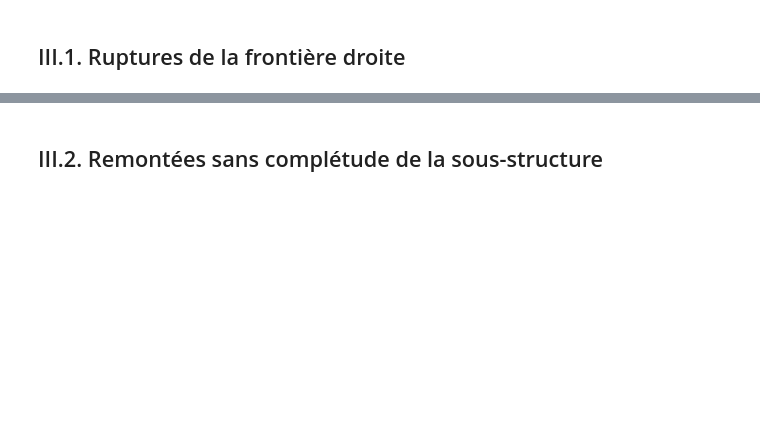
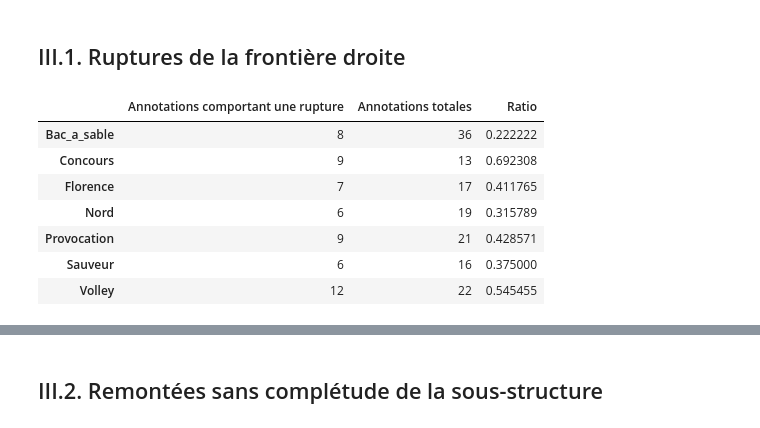
Before and after one commit to AlaixComet/AnnotationSlamPTut, a Jupyter notebook: traitement donnees/Analyse 2018.ipynb, the cells around one changed output, grey strips where cells are left out. Cells and saved outputs as stored; diff of their text form; code cells hidden in the pictures; blank space fills up the shorter version.

```diff
--- a/traitement donnees/Analyse 2018.ipynb
+++ b/traitement donnees/Analyse 2018.ipynb
@@ -170,16 +190,25 @@ nbAnnot
 # %%
 nbRuptures = dict()
 for nomTexte in camp.textes:
     nbRuptures[nomTexte] = 0
     for a in camp.getAnnotations(nomTexte):
         if rupturesFrontiereDroite(a):
             nbRuptures[nomTexte] += 1
 s_nbRuptures = pandas.Series(nbRuptures)
 s_nbAnnot = pandas.Series(nbAnnot)
-ratio_ruptures = s1/s2
+ratio_ruptures = s_nbRuptures/s_nbAnnot
 df_ruptures = pandas.concat((s_nbRuptures, s_nbAnnot, ratio_ruptures), axis=1)
 df_ruptures.columns = ["Annotations comportant une rupture", "Annotations totales", "Ratio"]
 df_ruptures
+# %% [output]
+|  | Annotations comportant une rupture | Annotations totales | Ratio |
+| Bac_a_sable | 8 | 36 | 0.222222 |
+| Concours | 9 | 13 | 0.692308 |
+| Florence | 7 | 17 | 0.411765 |
+| Nord | 6 | 19 | 0.315789 |
+| Provocation | 9 | 21 | 0.428571 |
+| Sauveur | 6 | 16 | 0.375000 |
+| Volley | 12 | 22 | 0.545455 |
 # %%
 ruptures = dict()
 pasRuptures = dict()
```
Also changed, not shown: parts of 21 cells of this notebook.
